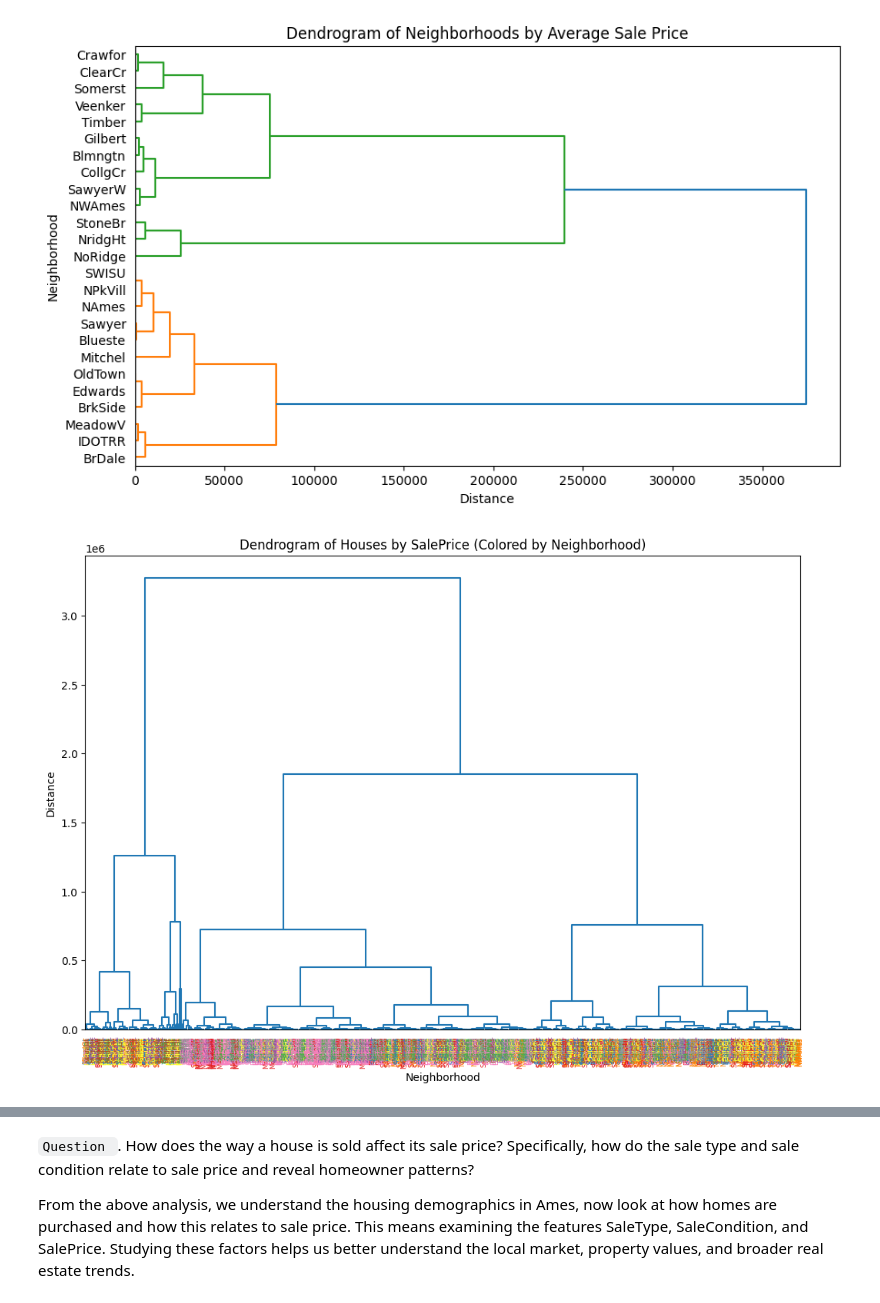
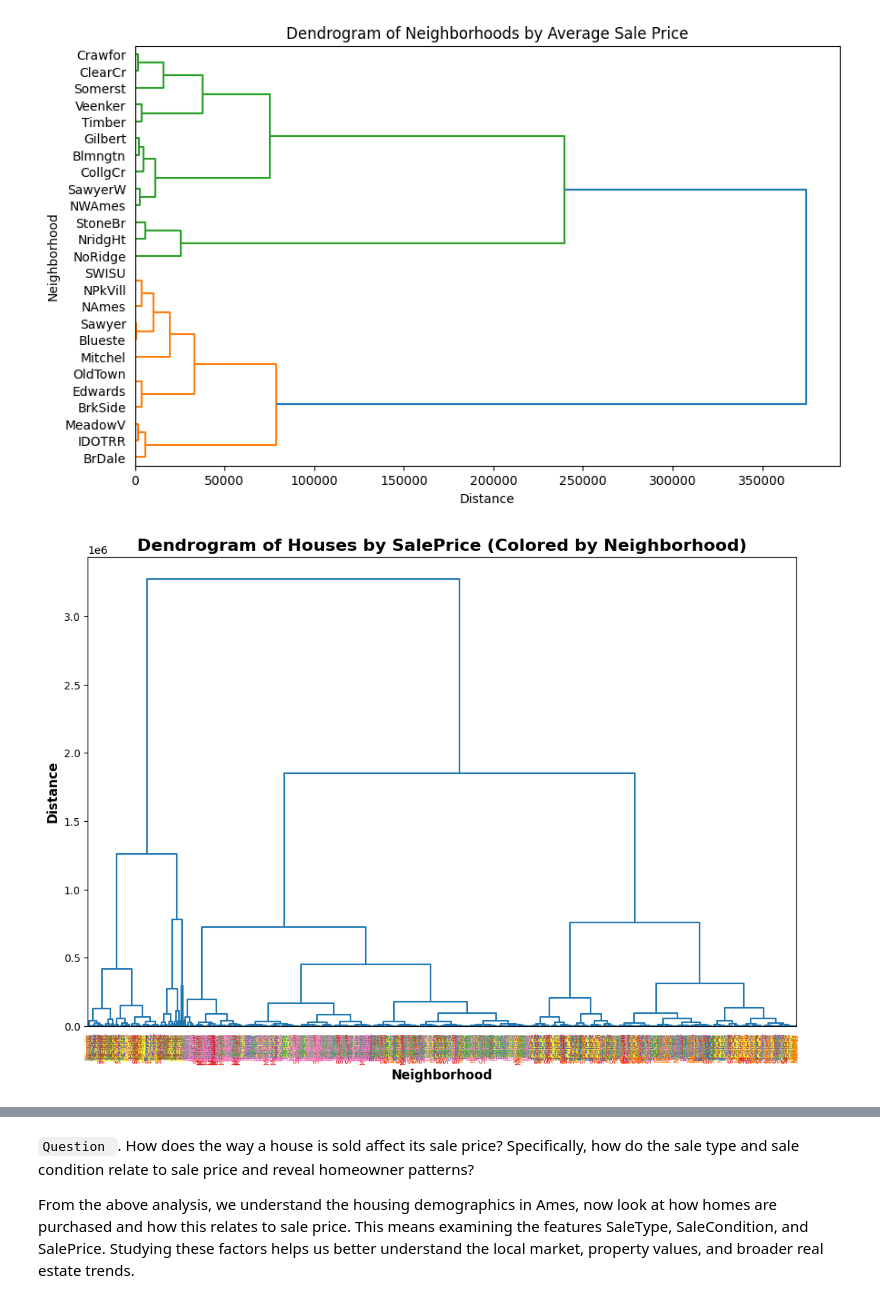
Before and after one commit to annugit1655/Real-Estate-Price-Prediction, a Jupyter notebook: Real-Estate-Price-Prediction/notebooks/EDA-house-part-1.ipynb, the cells around one changed output, grey strips where cells are left out. Drawn from its saved outputs; the diff is of its cells as text; code cells hidden in the pictures.

```diff
--- a/Real-Estate-Price-Prediction/notebooks/EDA-house-part-1.ipynb
+++ b/Real-Estate-Price-Prediction/notebooks/EDA-house-part-1.ipynb
@@ -583,34 +588,34 @@ from sklearn.preprocessing import LabelEncoder
 prices = new_df[["SalePrice", "Neighborhood"]]
 
 # Encode neighborhoods into numeric labels for coloring
 le = LabelEncoder()
 prices["NeighborhoodCode"] = le.fit_transform(prices["Neighborhood"])
 
 # Perform hierarchical clustering on SalePrice only
 linked = linkage(prices[["SalePrice"]], method='ward')
 
 # Plot dendrogram
 plt.figure(figsize=(12, 8))
 dend = dendrogram(
     linked,
     labels=prices["Neighborhood"].values,
     leaf_rotation=90,
     leaf_font_size=6,
     color_threshold=0  # ensures branches are colored
 )
 
 # Color the leaf labels by neighborhood
 ax = plt.gca()
 for lbl in ax.get_xticklabels():
     neighborhood = lbl.get_text()
     code = le.transform([neighborhood])[0]
     # Assign colors based on neighborhood code
     colors = plt.cm.Set1(code % 10)  # cycle through 20 distinct colors
     lbl.set_color(colors)
 
-plt.title("Dendrogram of Houses by SalePrice (Colored by Neighborhood)")
-plt.xlabel("Neighborhood")
-plt.ylabel("Distance")
+plt.title("Dendrogram of Houses by SalePrice (Colored by Neighborhood)", fontsize=16, fontweight='bold')
+plt.xlabel("Neighborhood", fontsize=12, fontweight='bold')
+plt.ylabel("Distance", fontsize=12, fontweight='bold')
 plt.show()
 # %% [output]
-[figure, old version]
+[figure, new version]
```
Also changed, not shown: parts of 9 cells of this notebook.
